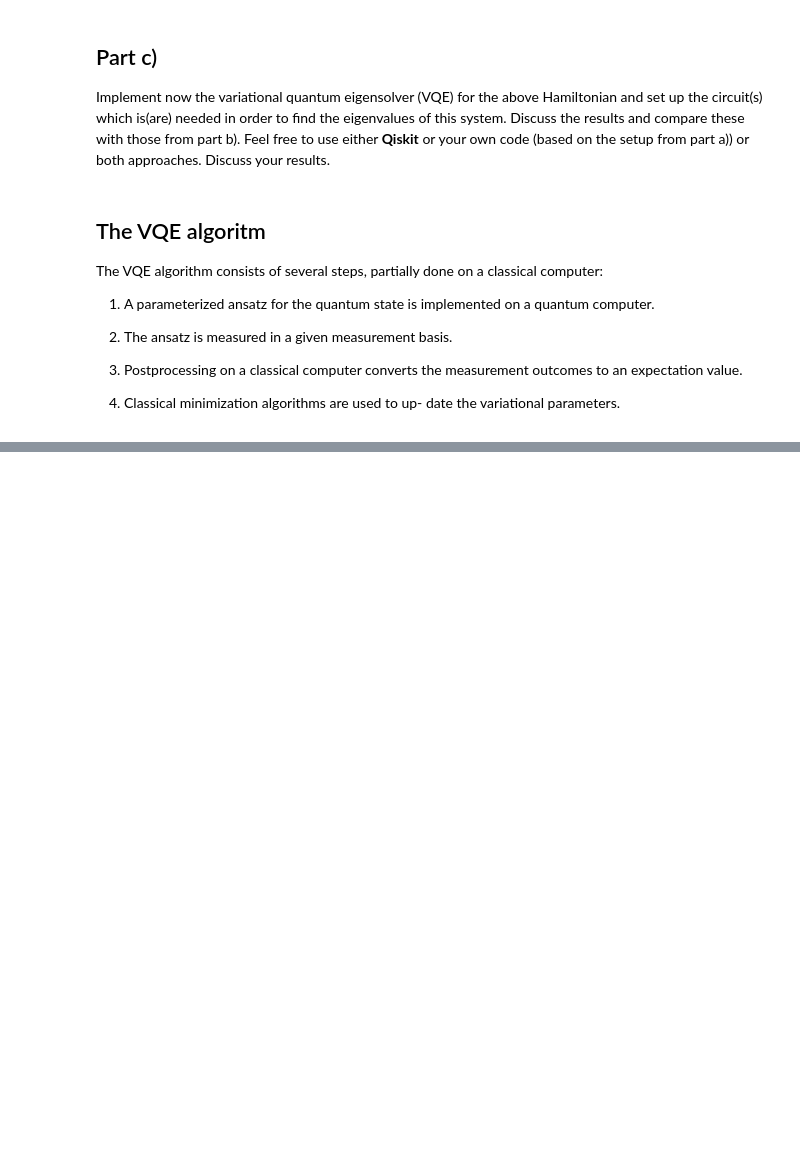
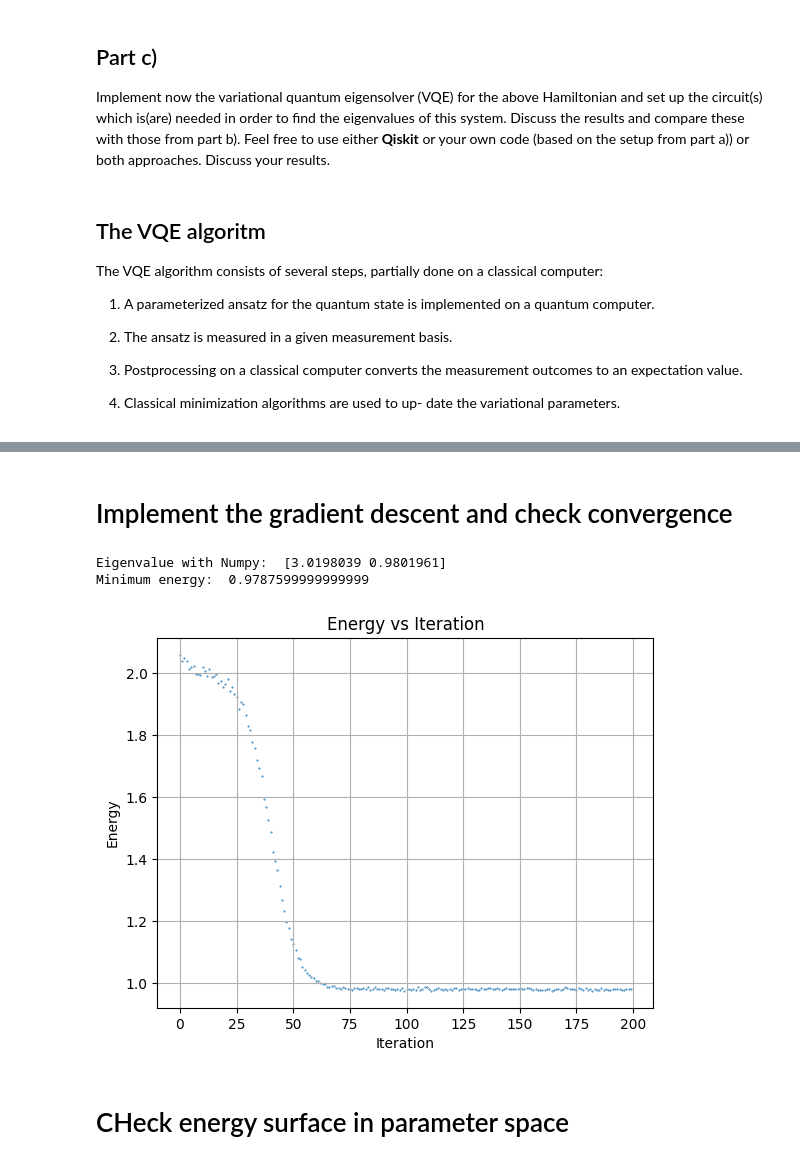
Before and after one commit to markfuhr23/QuantumComputing, a Jupyter notebook: PartC.ipynb, the cells around one changed output, grey strips where cells are left out. Cells and saved outputs as stored; diff of their text form; code cells hidden in the pictures; blank space fills up the shorter version.

```diff
--- a/PartC.ipynb
+++ b/PartC.ipynb
@@ -161,0 +118,16 @@ Eigenvalues with numpy:  [3.0198039 0.9801961]
+# %%
+
+
+# Set the value of theta
+theta = 0.2
+phi = 0.4
+
+print("normal: ",vqe_step(theta, phi))
+print("False: ", vqe_step(theta, phi, False))
+# Run the VQE step to evaluate the energy (eigenvalue of the Hamiltonian) of the state with given theta
+energy, qc_list = vqe_step(theta,phi)
+
+# Plot the circuit used for the measurement of YY
+op = 'X'
+print(f"\nQuantum circuit for the measurement of {op}")
+qc_list[op].draw()
@@ -161,0 +154,52 @@ Eigenvalues with numpy:  [3.0198039 0.9801961]
+# %% [markdown]
+# Implement the gradient descent and check convergence
+# %%
+import numpy as np
+import matplotlib.pyplot as plt
+
+# Calculate Eigenvalues with Pauli Matrices
+X = np.array([[0, 1], [1, 0]])
+Y = np.array([[0, -1j], [1j, 0]])
+Z = np.array([[1, 0], [0, -1]])
+I = np.array([[1, 0], [0, 1]])
+e0 = 0.0; e1 = 4.0; V11 = 3; V22 = -3; V12 = 0.2; V21 = 0.2
+c = (V11 + V22) / 2; omegaz = (V11 - V22) / 2; omegax = V12
+epsilon = (e0 + e1) / 2; Omega = (e0 - e1) / 2
+H = (epsilon + c) * I + (omegaz + Omega) * Z + omegax * X
+print("Eigenvalue with Numpy: ", np.linalg.eig(H)[0])
+
+# Gradient descent parameters
+eta = 0.05
+Niterations = 200
+energies = []
+
+# Random angles using uniform distribution
+theta = 2 * np.pi * np.random.rand()
+phi = 2 * np.pi * np.random.rand()
+pi2 = 0.3 * np.pi
+# Perform gradient descent
+for iter in range(Niterations):
+
+    thetagradient = 1 / (pi2) * (vqe_step(theta + pi2, phi, False) - vqe_step(theta - pi2, phi, False))
+    phigradient = 1 / (pi2) * (vqe_step(theta, phi + pi2, False) - vqe_step(theta, phi - pi2, False))
+    theta -= eta * thetagradient
+    phi -= eta * phigradient
+    energy = vqe_step(theta, phi, False)
+    energies.append(energy)
+    #print("Iteration:", iter, "Energy:", energy)
+
+print("Minimum energy: ", vqe_step(theta, phi, False))
+
+# Plot the energy values
+plt.scatter(range(Niterations), energies, s=0.2)
+plt.xlabel('Iteration')
+plt.ylabel('Energy')
+plt.title('Energy vs Iteration')
+plt.grid(True)
+plt.show()
+# %% [output]
+Eigenvalue with Numpy:  [3.0198039 0.9801961]
+Minimum energy:  0.9787599999999999
+[figure, added]
+# %% [markdown]
+# CHeck energy surface in parameter space
```
Also changed, not shown: parts of 10 cells of this notebook, 7 other files.
